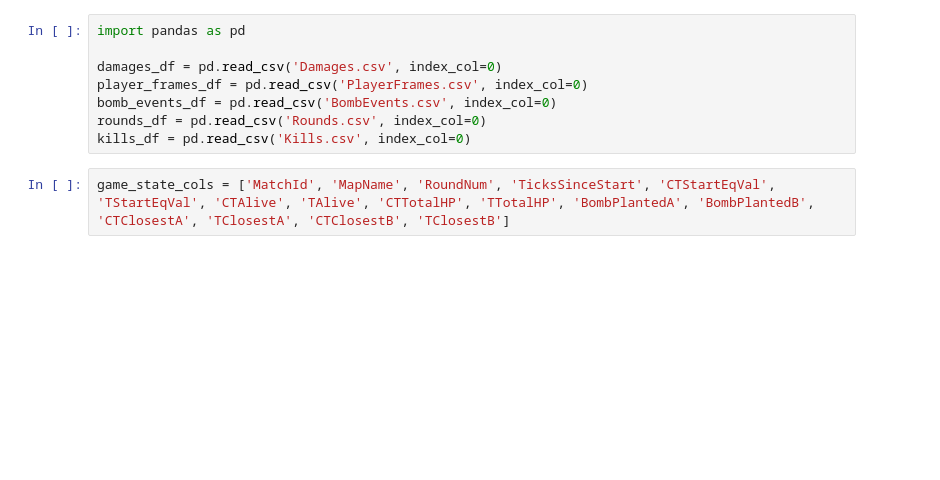
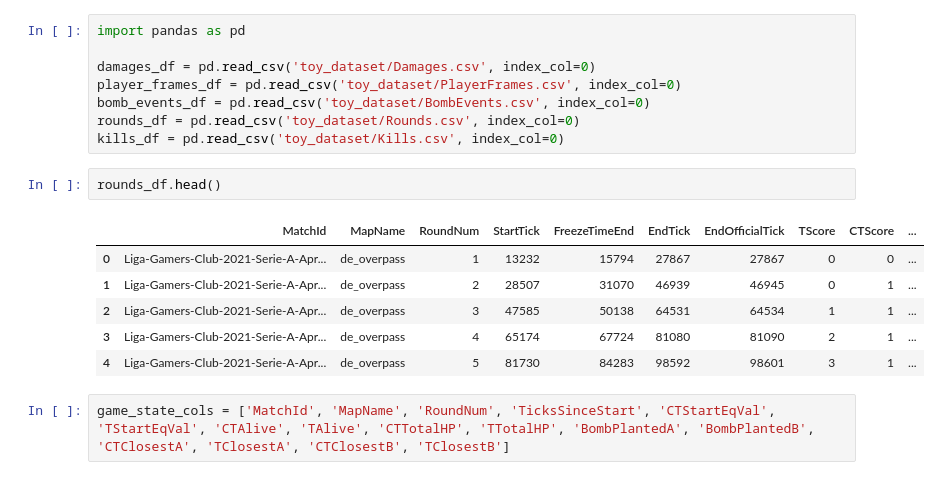
Before and after one commit to cameronshinn/csgo-wpc-rating, a Jupyter notebook: create_game_states.ipynb, the cells around one changed output. Saved outputs shown, nothing was run; the diff lists cells and outputs as text; blank space fills up the shorter version.

```diff
--- a/create_game_states.ipynb
+++ b/create_game_states.ipynb
@@ -1,11 +1,20 @@
 # %%
 import pandas as pd
 
-damages_df = pd.read_csv('Damages.csv', index_col=0)
-player_frames_df = pd.read_csv('PlayerFrames.csv', index_col=0)
-bomb_events_df = pd.read_csv('BombEvents.csv', index_col=0)
-rounds_df = pd.read_csv('Rounds.csv', index_col=0)
-kills_df = pd.read_csv('Kills.csv', index_col=0)
+damages_df = pd.read_csv('toy_dataset/Damages.csv', index_col=0)
+player_frames_df = pd.read_csv('toy_dataset/PlayerFrames.csv', index_col=0)
+bomb_events_df = pd.read_csv('toy_dataset/BombEvents.csv', index_col=0)
+rounds_df = pd.read_csv('toy_dataset/Rounds.csv', index_col=0)
+kills_df = pd.read_csv('toy_dataset/Kills.csv', index_col=0)
+# %%
+rounds_df.head()
+# %% [output]
+|  | MatchId | MapName | RoundNum | StartTick | FreezeTimeEnd | EndTick | EndOfficialTick | TScore | CTScore | ... |
+| 0 | Liga-Gamers-Club-2021-Serie-A-Apr... | de_overpass | 1 | 13232 | 15794 | 27867 | 27867 | 0 | 0 | ... |
+| 1 | Liga-Gamers-Club-2021-Serie-A-Apr... | de_overpass | 2 | 28507 | 31070 | 46939 | 46945 | 0 | 1 | ... |
+| 2 | Liga-Gamers-Club-2021-Serie-A-Apr... | de_overpass | 3 | 47585 | 50138 | 64531 | 64534 | 1 | 1 | ... |
+| 3 | Liga-Gamers-Club-2021-Serie-A-Apr... | de_overpass | 4 | 65174 | 67724 | 81080 | 81090 | 2 | 1 | ... |
+| 4 | Liga-Gamers-Club-2021-Serie-A-Apr... | de_overpass | 5 | 81730 | 84283 | 98592 | 98601 | 3 | 1 | ... |
 # %%
 game_state_cols = ['MatchId', 'MapName', 'RoundNum', 'TicksSinceStart', 'CTStartEqVal', 'TStartEqVal', 'CTAlive', 'TAlive', 'CTTotalHP', 'TTotalHP', 'BombPlantedA', 'BombPlantedB', 'CTClosestA', 'TClosestA', 'CTClosestB', 'TClosestB']
 # %% [markdown]
```
Also changed, not shown: parts of 45 cells of this notebook, 9 other files.
